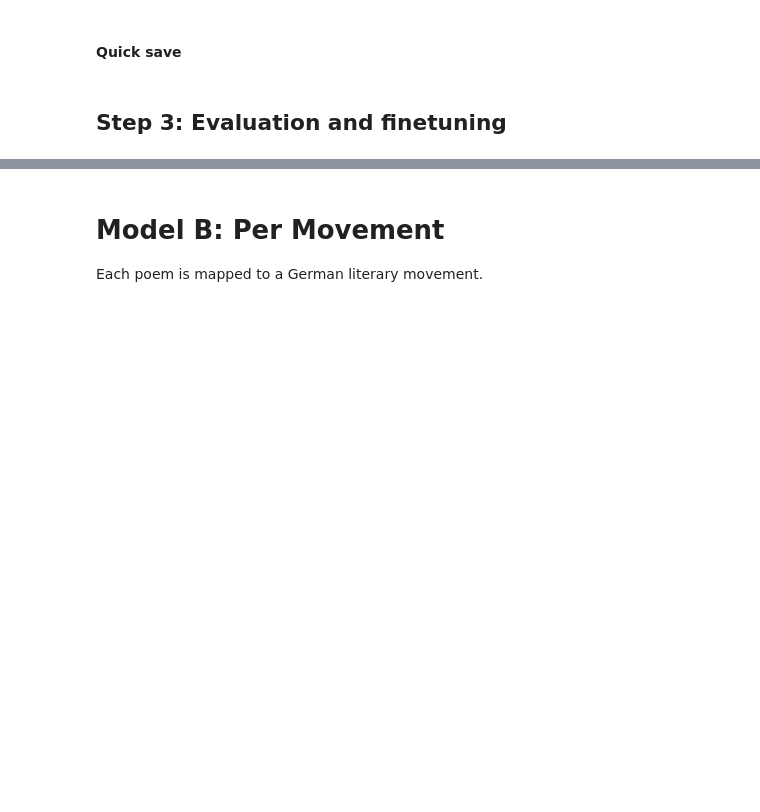
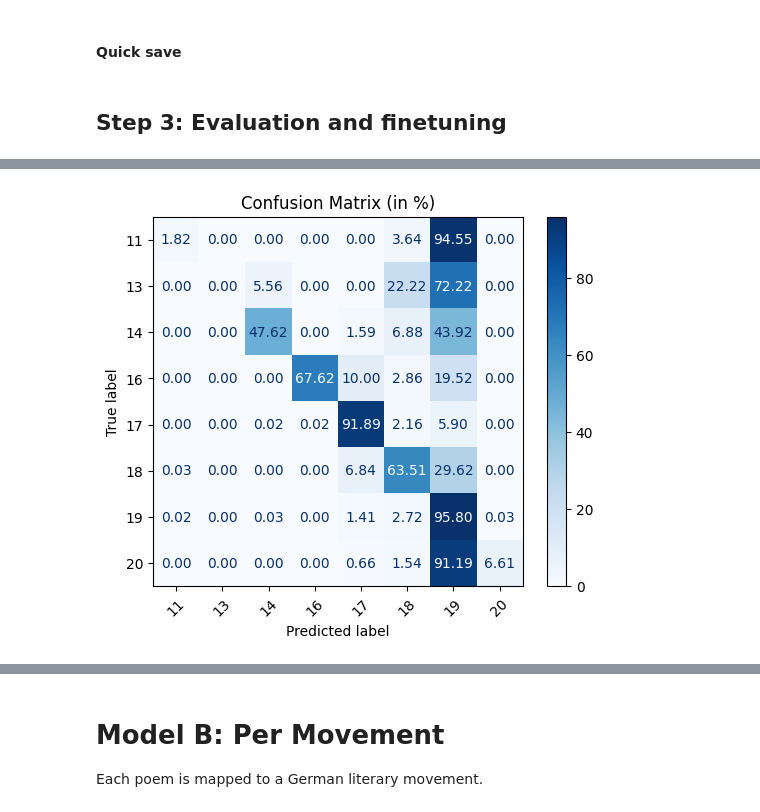
Before and after one commit to Aziz-Zeghal/NLP1-Poetry, a Jupyter notebook: logistic_regression.ipynb, the cells around one changed output, grey strips where cells are left out. Saved outputs shown, nothing was run; the diff lists cells and outputs as text; code cells hidden in the pictures; blank space fills up the shorter version.

```diff
--- a/logistic_regression.ipynb
+++ b/logistic_regression.ipynb
@@ -95,13 +283,15 @@ plt.show()
 # %%
 # Normalize it (row-wise percentages)
 cm_normalized = cm.astype('float') / cm.sum(axis=1)[:, np.newaxis] * 100
 
 # Plot
-disp = ConfusionMatrixDisplay(confusion_matrix=cm_normalized, display_labels=model.classes_)
+disp = ConfusionMatrixDisplay(confusion_matrix=cm_normalized, display_labels=century_model.classes_)
 disp.plot(cmap='Blues', values_format='.2f')  # values_format to control decimal places
 plt.title('Confusion Matrix (in %)')
 plt.xticks(rotation=45)
 plt.show()
+# %% [output]
+[figure, added]
 # %%
 # Compare the results with the actual y values
 accuracy = accuracy_score(y_test, y_pred)
```
Also changed, not shown: parts of 35 cells of this notebook, 2 other files.
